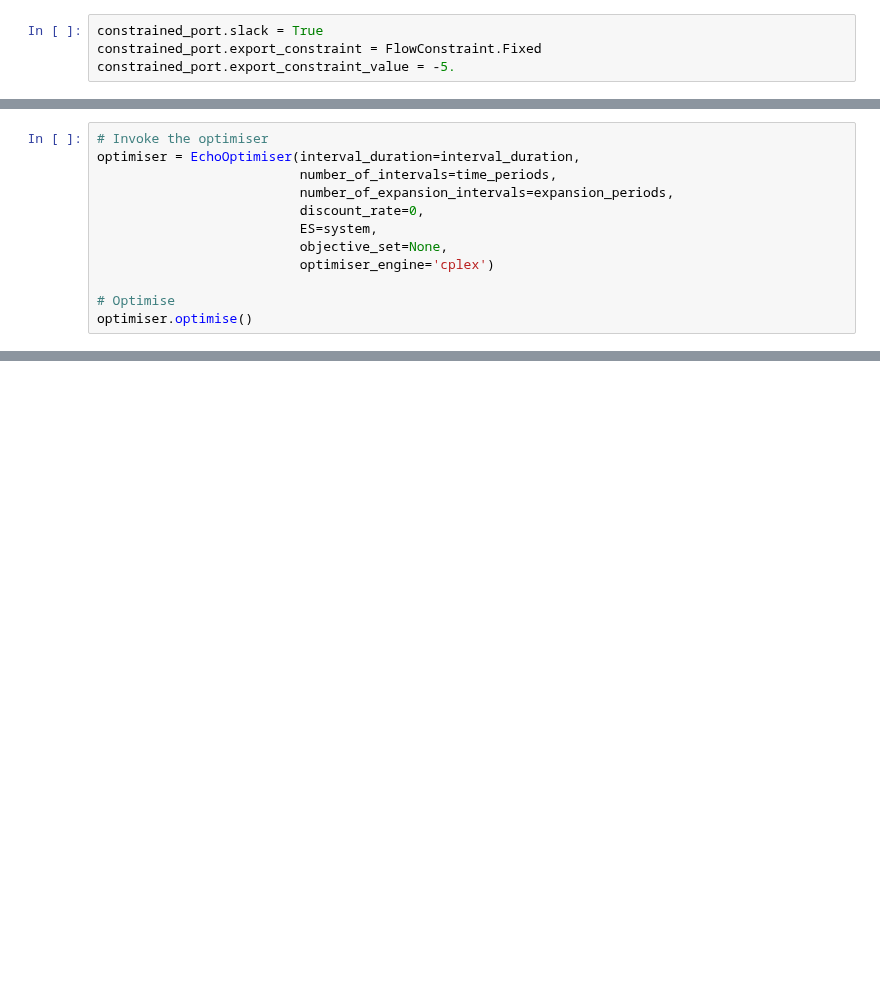
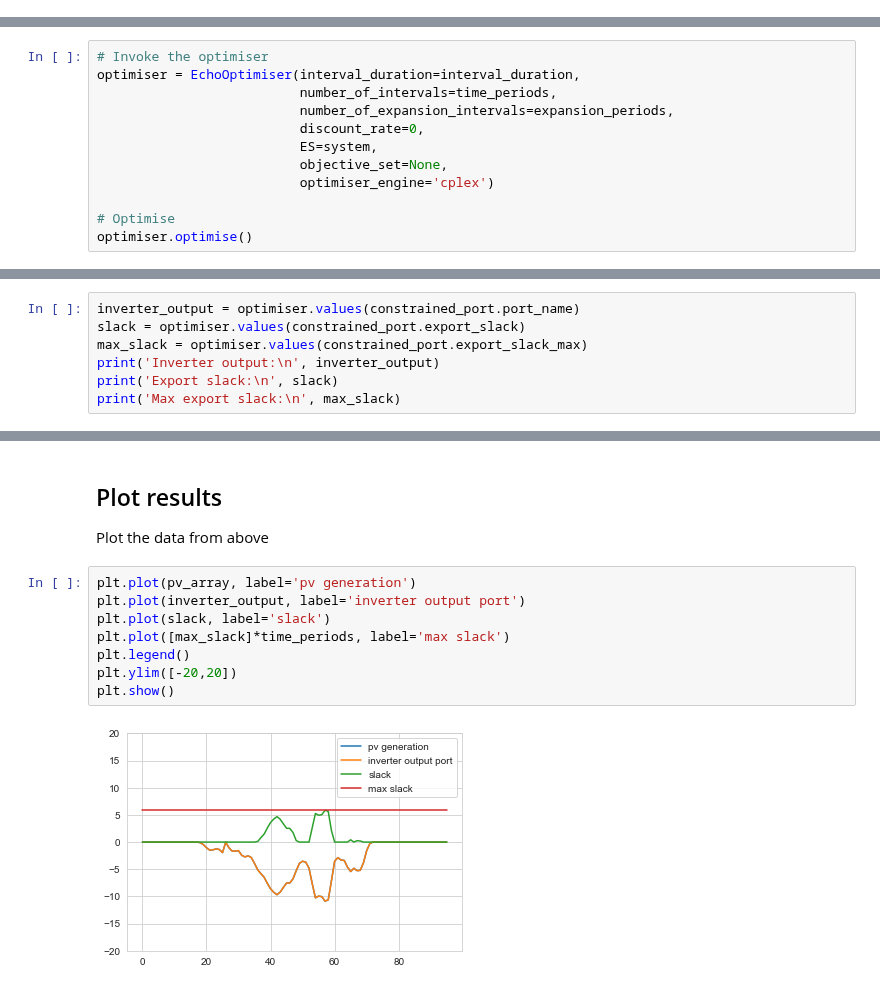
Before and after one commit to bsgip/echo, a Jupyter notebook: scripts/jupyter_examples/slack_variables.ipynb, the cells around one changed output, grey strips where cells are left out. Saved outputs shown, nothing was run; the diff lists cells and outputs as text; blank space fills up the shorter version.

```diff
--- a/scripts/jupyter_examples/slack_variables.ipynb
+++ b/scripts/jupyter_examples/slack_variables.ipynb
@@ -63,7 +63,3 @@ Alternatively we can directly set the port attributes:
-# %%
-constrained_port.slack = True
-constrained_port.export_constraint = FlowConstraint.Fixed
-constrained_port.export_constraint_value = -5.
 # %% [markdown]
 ### Run the optimisation
 # %%
@@ -112,0 +88,7 @@ Max export slack:
+# %%
+inverter_output = optimiser.values(constrained_port.port_name)
+slack = optimiser.values(constrained_port.export_slack)
+max_slack = optimiser.values(constrained_port.export_slack_max)
+print('Inverter output:\n', inverter_output)
+print('Export slack:\n', slack)
+print('Max export slack:\n', max_slack)
@@ -112,0 +113,13 @@ Max export slack:
+# %% [markdown]
+## Plot results
+Plot the data from above
+# %%
+plt.plot(pv_array, label='pv generation')
+plt.plot(inverter_output, label='inverter output port')
+plt.plot(slack, label='slack')
+plt.plot([max_slack]*time_periods, label='max slack')
+plt.legend()
+plt.ylim([-20,20])
+plt.show()
+# %% [output]
+[figure, added]
```
Also changed, not shown: parts of 7 cells of this notebook, 19 other files.
